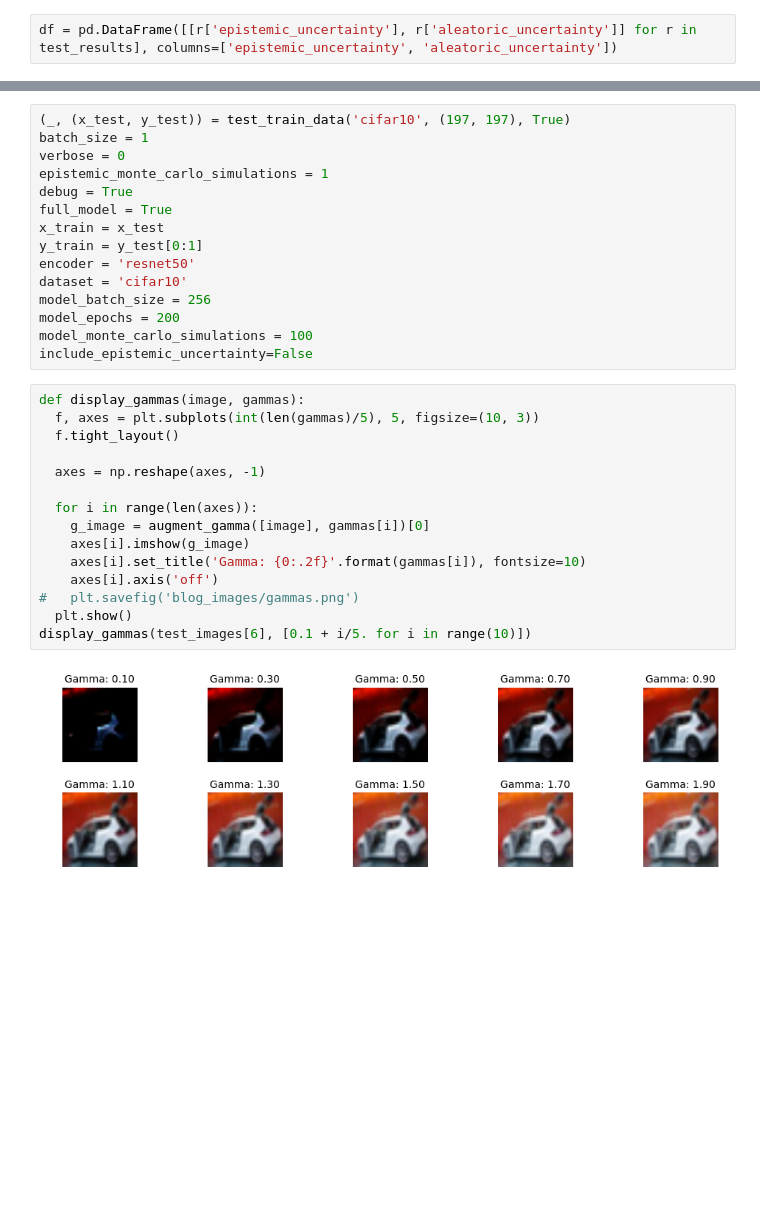
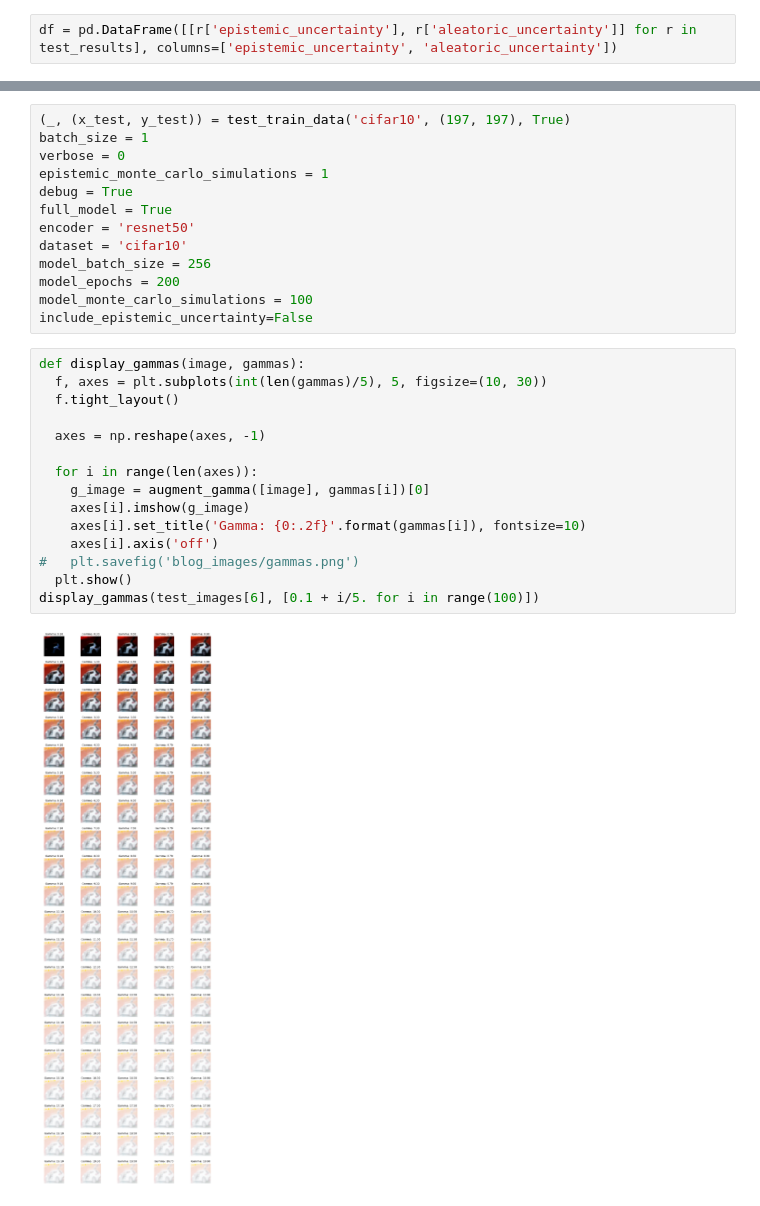
Before and after one commit to kyle-dorman/bayesian-neural-network-blogpost, a Jupyter notebook: scratchwork.ipynb, the cells around one changed output, grey strips where cells are left out. Saved outputs shown, nothing was run; the diff lists cells and outputs as text; blank space fills up the shorter version.

```diff
--- a/scratchwork.ipynb
+++ b/scratchwork.ipynb
@@ -390,8 +410,6 @@ verbose = 0
 epistemic_monte_carlo_simulations = 1
 debug = True
 full_model = True
-x_train = x_test
-y_train = y_test[0:1]
 encoder = 'resnet50'
 dataset = 'cifar10'
 model_batch_size = 256
@@ -400,18 +418,18 @@ model_monte_carlo_simulations = 100
 include_epistemic_uncertainty=False
 # %%
 def display_gammas(image, gammas):
-  f, axes = plt.subplots(int(len(gammas)/5), 5, figsize=(10, 3))
+  f, axes = plt.subplots(int(len(gammas)/5), 5, figsize=(10, 30))
   f.tight_layout()
 
   axes = np.reshape(axes, -1)
 
   for i in range(len(axes)):
     g_image = augment_gamma([image], gammas[i])[0]
     axes[i].imshow(g_image)
     axes[i].set_title('Gamma: {0:.2f}'.format(gammas[i]), fontsize=10)
     axes[i].axis('off')
 #   plt.savefig('blog_images/gammas.png')
   plt.show()
-display_gammas(test_images[6], [0.1 + i/5. for i in range(10)])
+display_gammas(test_images[6], [0.1 + i/5. for i in range(100)])
 # %% [output]
-[figure, old version]
+[figure, new version]
```
Also changed, not shown: parts of 27 cells of this notebook, 11 other files.
